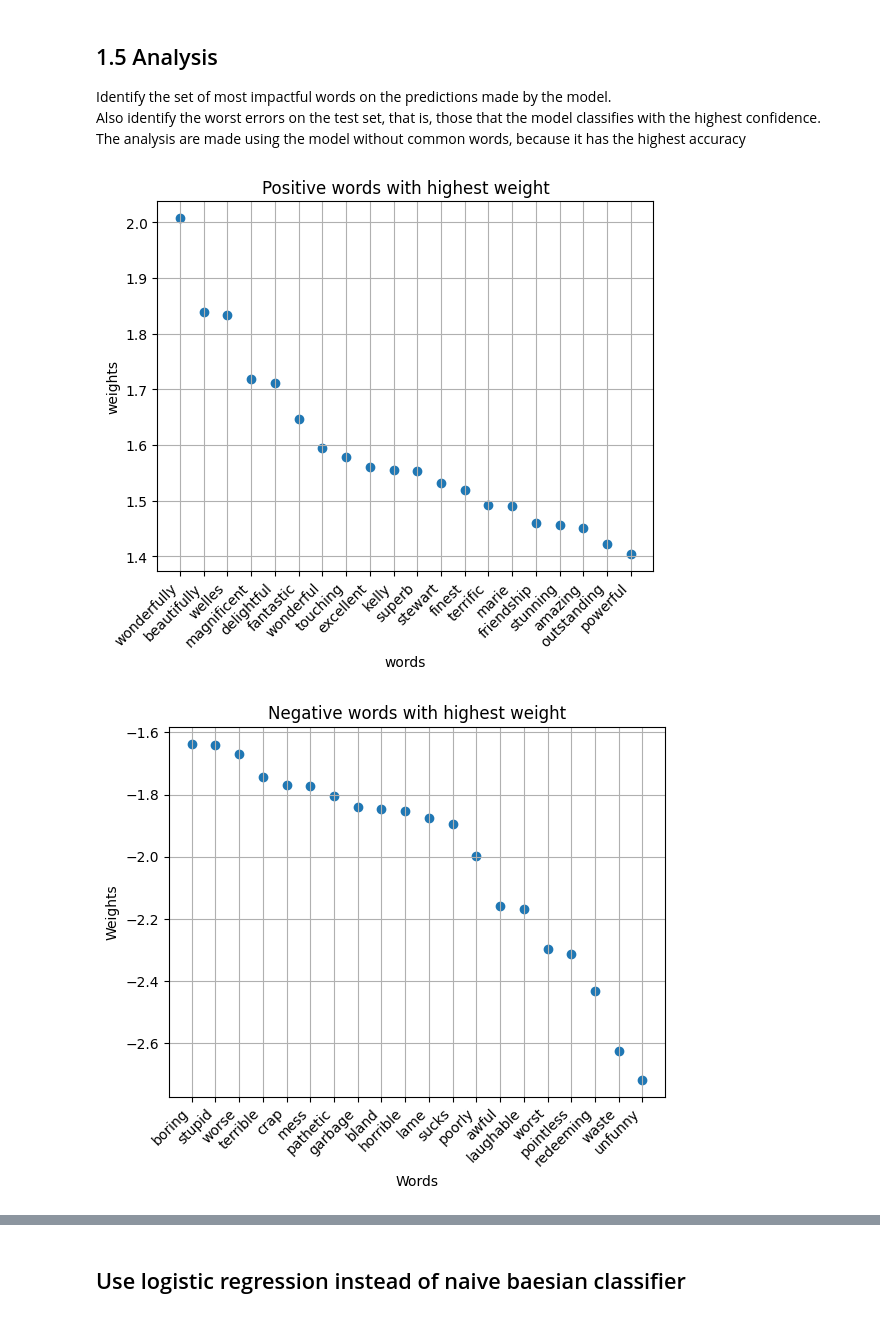
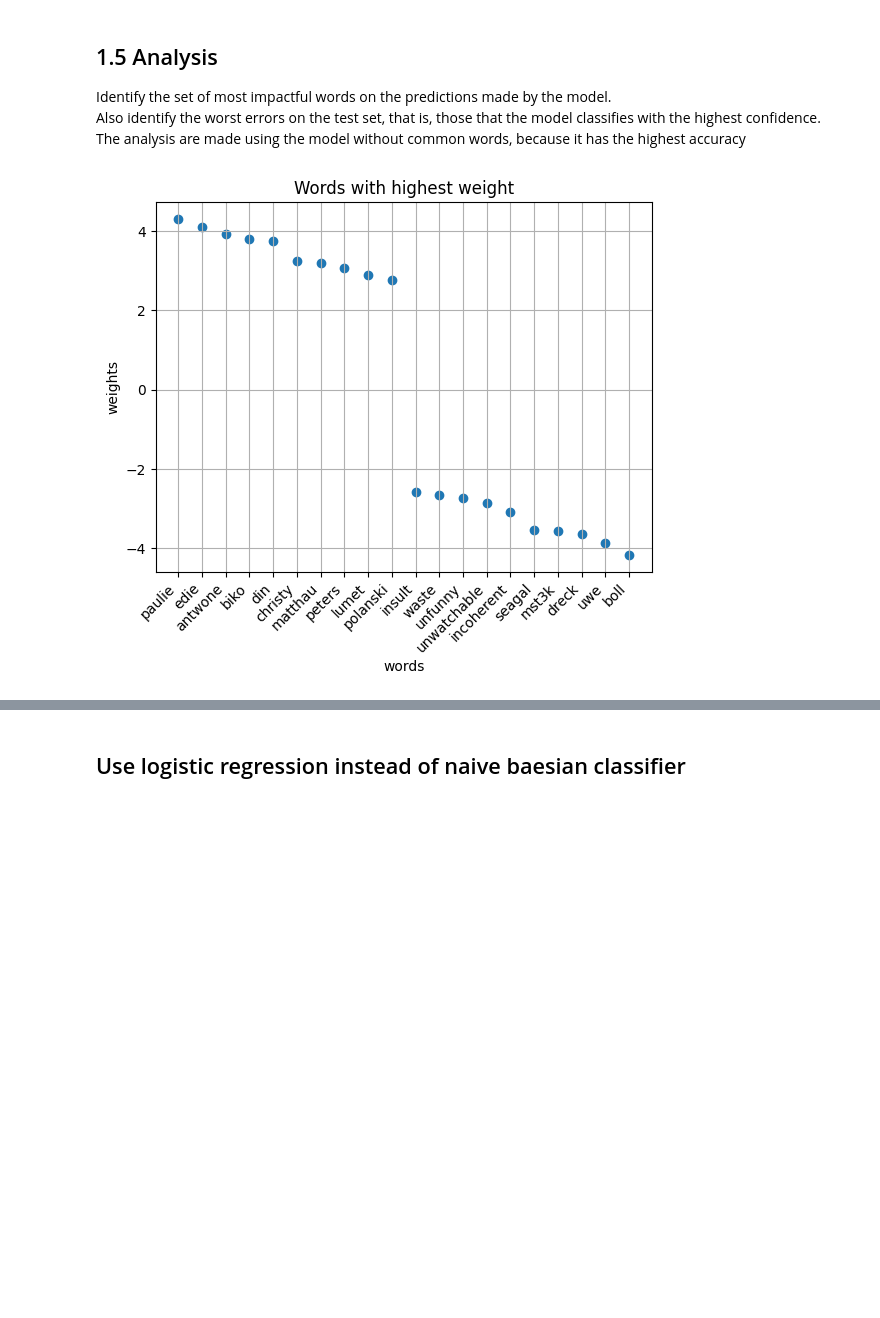
Before and after one commit to DavideLigari/movie-reviews-classification, a Jupyter notebook: mycode/movie_review.ipynb, the cells around one changed output, grey strips where cells are left out. Drawn from its saved outputs; the diff is of its cells as text; code cells hidden in the pictures; blank space fills up the shorter version.

```diff
--- a/mycode/movie_review.ipynb
+++ b/mycode/movie_review.ipynb
@@ -142,7 +142,7 @@ for w in f.read().split():
     n += 1
 f.close()
 
-voc = bv.get_vocabulary(path='../data/train/', numWords=2000)
+voc = bv.get_vocabulary(path='../data/train/', numWords=5000)
 voc_no_common_words = [word for word in voc if word not in words_to_ignore]
 
 train_data = fe.get_bow_representation(voc_no_common_words)
@@ -157,28 +157,18 @@ Y = test_data[:, -1]
 # %%
 import pandas as pd
 import matplotlib.pyplot as plt
 words_weights=pd.DataFrame({'words':voc_no_common_words,'weights':w})
 words_weights.sort_values(by='weights',ascending=False,inplace=True)
-positive_words=words_weights.head(20)
-negative_words=words_weights.tail(20)
-plt.scatter(x=positive_words['words'],y=positive_words['weights'])
+words=pd.concat([words_weights.head(10),words_weights.tail(10)])
+plt.scatter(x=words['words'],y=words['weights'])
 plt.grid()
 plt.xticks(rotation=45, ha='right')
-plt.title('Positive words with highest weight')
+plt.title('Words with highest weight')
 plt.xlabel('words')
 plt.ylabel('weights')
 plt.show()
-
-plt.scatter(x=negative_words['words'],y=negative_words['weights'])
-plt.grid()
-plt.xticks(rotation=45, ha='right')
-plt.title('Negative words with highest weight')
-plt.xlabel('Words')
-plt.ylabel('Weights')
-plt.show()
 # %% [output]
-[figure, old version]
+[figure, new version]
-[figure, removed]
 # %%
 import matplotlib.pyplot as plt
 logits_misclassified = logits[predictions != Y]
```
Also changed, not shown: parts of 3 cells of this notebook, 13 other files.
